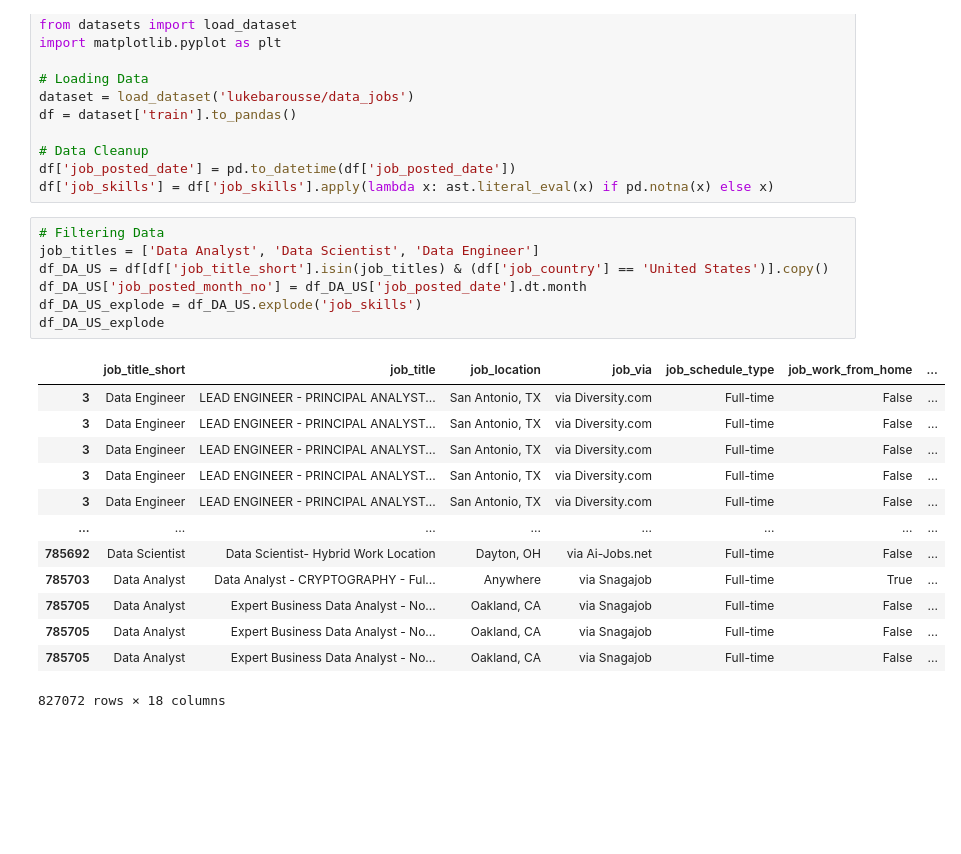
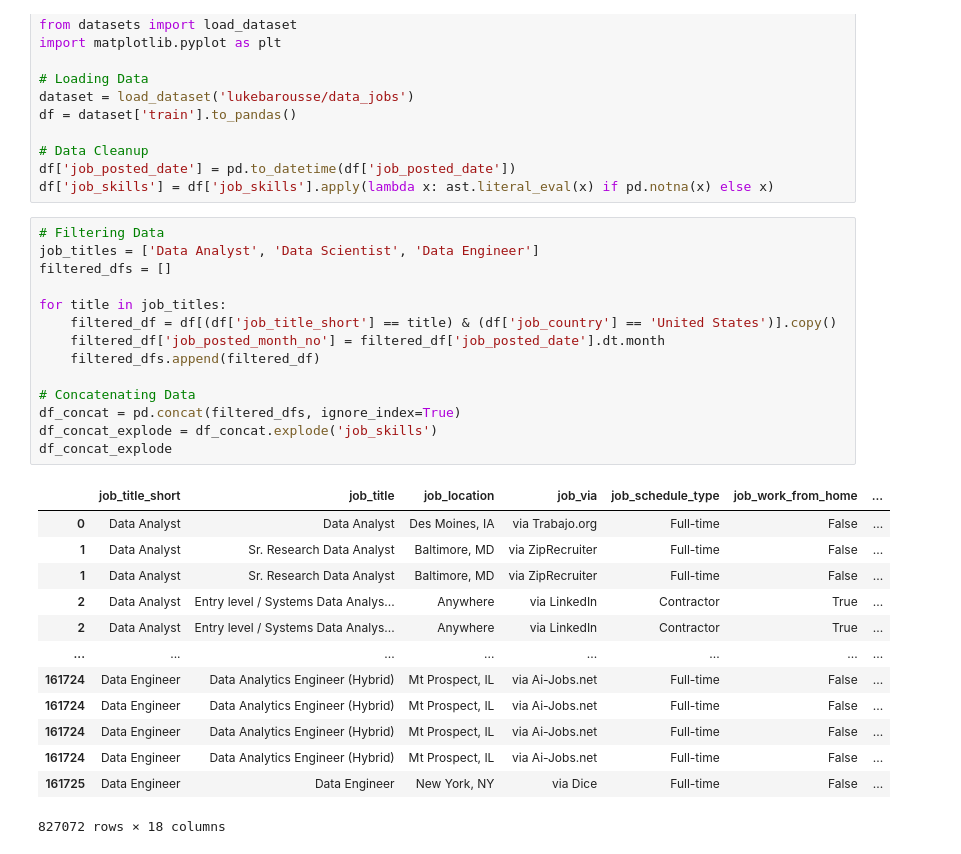
Before and after one commit to phanimoo/Python-Course, a Jupyter notebook: Python_Data_Project/3_Project/3_Skills_Trend.ipynb, the cells around one changed output. Drawn from its saved outputs; the diff is of its cells as text; blank space fills up the shorter version.

```diff
--- a/Python_Data_Project/3_Project/3_Skills_Trend.ipynb
+++ b/Python_Data_Project/3_Project/3_Skills_Trend.ipynb
@@ -16,23 +16,30 @@ df['job_skills'] = df['job_skills'].apply(lambda x: ast.literal_eval(x) if pd.no
 # %%
 # Filtering Data
 job_titles = ['Data Analyst', 'Data Scientist', 'Data Engineer']
-df_DA_US = df[df['job_title_short'].isin(job_titles) & (df['job_country'] == 'United States')].copy()
-df_DA_US['job_posted_month_no'] = df_DA_US['job_posted_date'].dt.month
-df_DA_US_explode = df_DA_US.explode('job_skills')
-df_DA_US_explode
+filtered_dfs = []
+
+for title in job_titles:
+    filtered_df = df[(df['job_title_short'] == title) & (df['job_country'] == 'United States')].copy()
+    filtered_df['job_posted_month_no'] = filtered_df['job_posted_date'].dt.month
+    filtered_dfs.append(filtered_df)
+
+# Concatenating Data
+df_concat = pd.concat(filtered_dfs, ignore_index=True)
+df_concat_explode = df_concat.explode('job_skills')
+df_concat_explode
 # %% [output]
 |  | job_title_short | job_title | job_location | job_via | job_schedule_type | job_work_from_home | ... |
-| 3 | Data Engineer | LEAD ENGINEER - PRINCIPAL ANALYST... | San Antonio, TX | via Diversity.com | Full-time | False | ... |
-| 3 | Data Engineer | LEAD ENGINEER - PRINCIPAL ANALYST... | San Antonio, TX | via Diversity.com | Full-time | False | ... |
-| 3 | Data Engineer | LEAD ENGINEER - PRINCIPAL ANALYST... | San Antonio, TX | via Diversity.com | Full-time | False | ... |
-| 3 | Data Engineer | LEAD ENGINEER - PRINCIPAL ANALYST... | San Antonio, TX | via Diversity.com | Full-time | False | ... |
-| 3 | Data Engineer | LEAD ENGINEER - PRINCIPAL ANALYST... | San Antonio, TX | via Diversity.com | Full-time | False | ... |
+| 0 | Data Analyst | Data Analyst | Des Moines, IA | via Trabajo.org | Full-time | False | ... |
+| 1 | Data Analyst | Sr. Research Data Analyst | Baltimore, MD | via ZipRecruiter | Full-time | False | ... |
+| 1 | Data Analyst | Sr. Research Data Analyst | Baltimore, MD | via ZipRecruiter | Full-time | False | ... |
+| 2 | Data Analyst | Entry level / Systems Data Analys... | Anywhere | via LinkedIn | Contractor | True | ... |
+| 2 | Data Analyst | Entry level / Systems Data Analys... | Anywhere | via LinkedIn | Contractor | True | ... |
 | ... | ... | ... | ... | ... | ... | ... | ... |
-| 785692 | Data Scientist | Data Scientist- Hybrid Work Location | Dayton, OH | via Ai-Jobs.net | Full-time | False | ... |
-| 785703 | Data Analyst | Data Analyst - CRYPTOGRAPHY - Ful... | Anywhere | via Snagajob | Full-time | True | ... |
-| 785705 | Data Analyst | Expert Business Data Analyst - No... | Oakland, CA | via Snagajob | Full-time | False | ... |
-| 785705 | Data Analyst | Expert Business Data Analyst - No... | Oakland, CA | via Snagajob | Full-time | False | ... |
-| 785705 | Data Analyst | Expert Business Data Analyst - No... | Oakland, CA | via Snagajob | Full-time | False | ... |
+| 161724 | Data Engineer | Data Analytics Engineer (Hybrid) | Mt Prospect, IL | via Ai-Jobs.net | Full-time | False | ... |
+| 161724 | Data Engineer | Data Analytics Engineer (Hybrid) | Mt Prospect, IL | via Ai-Jobs.net | Full-time | False | ... |
+| 161724 | Data Engineer | Data Analytics Engineer (Hybrid) | Mt Prospect, IL | via Ai-Jobs.net | Full-time | False | ... |
+| 161724 | Data Engineer | Data Analytics Engineer (Hybrid) | Mt Prospect, IL | via Ai-Jobs.net | Full-time | False | ... |
+| 161725 | Data Engineer | Data Engineer | New York, NY | via Dice | Full-time | False | ... |
 827072 rows × 18 columns
 # %%
 # Calculating the number of job postings per month
```
Also changed, not shown: parts of 7 cells of this notebook, 3 other files.
